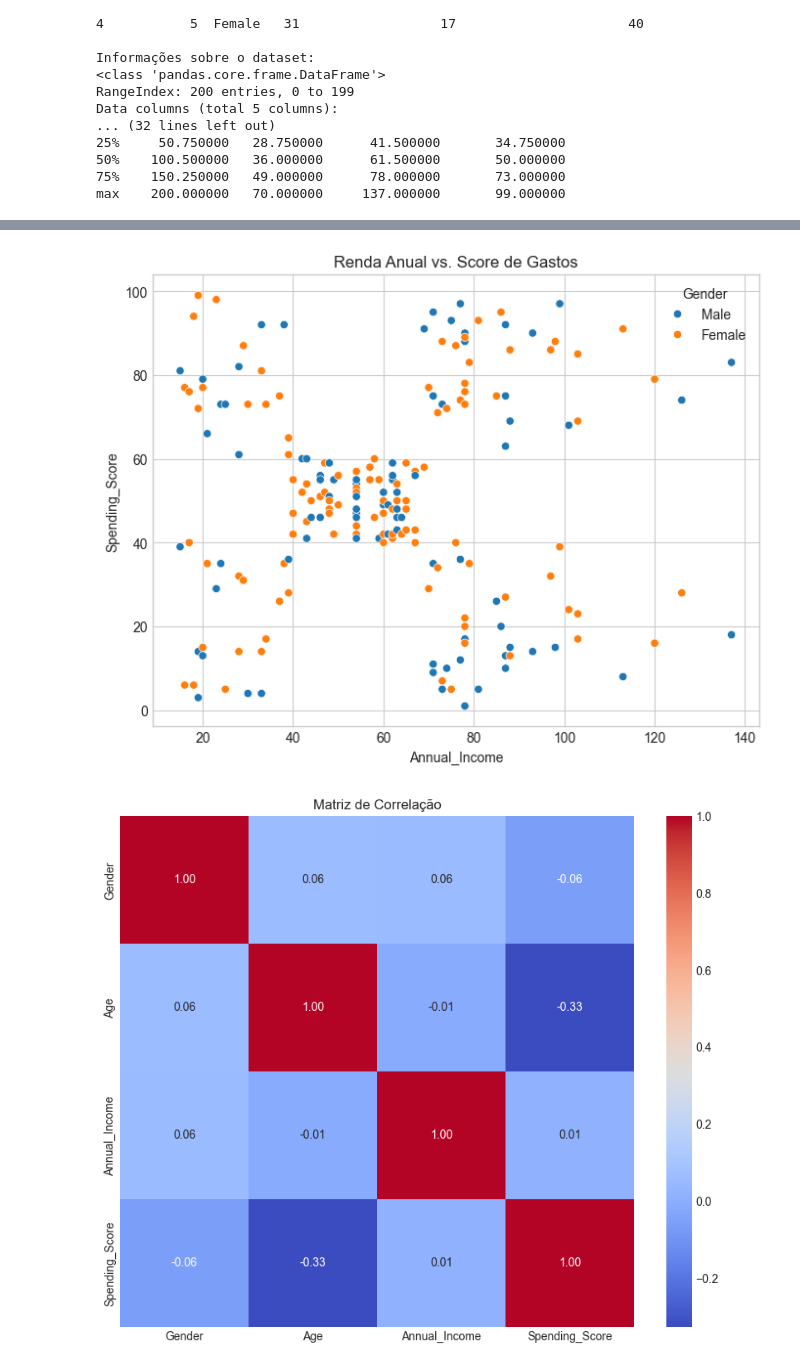
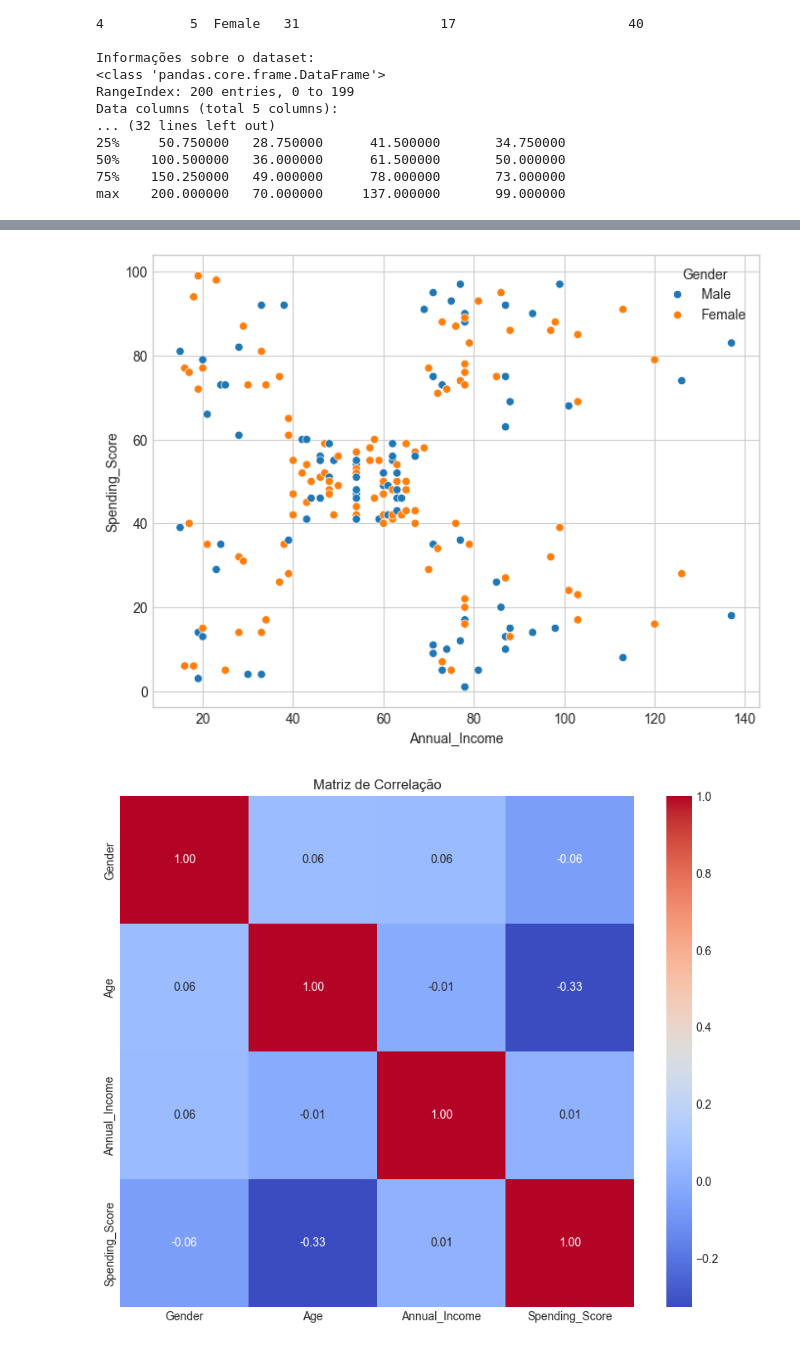
Before and after one commit to rottaveira/Mall_Customer, a Jupyter notebook: FinalProject.ipynb, the cells around one changed output, grey strips where cells are left out. Drawn from its saved outputs; the diff is of its cells as text; code cells hidden in the pictures.

```diff
--- a/FinalProject.ipynb
+++ b/FinalProject.ipynb
@@ -107,11 +174,11 @@ print(gender_spending)
 # %%
 # Scatter Plot de Renda Anual vs. Score de Gastos
 plt.figure(figsize=(8, 6))
 sns.scatterplot(x='Annual_Income', y='Spending_Score', data=df, hue='Gender')
-plt.title('Renda Anual vs. Score de Gastos')
+#plt.title('Renda Anual vs. Score de Gastos')
 plt.show()
 # %% [output]
-[figure, old version]
+[figure, new version]
 # %%
 # Matriz de Correlação
 df_encoded = df.copy()
```
Also changed, not shown: parts of 7 cells of this notebook.
